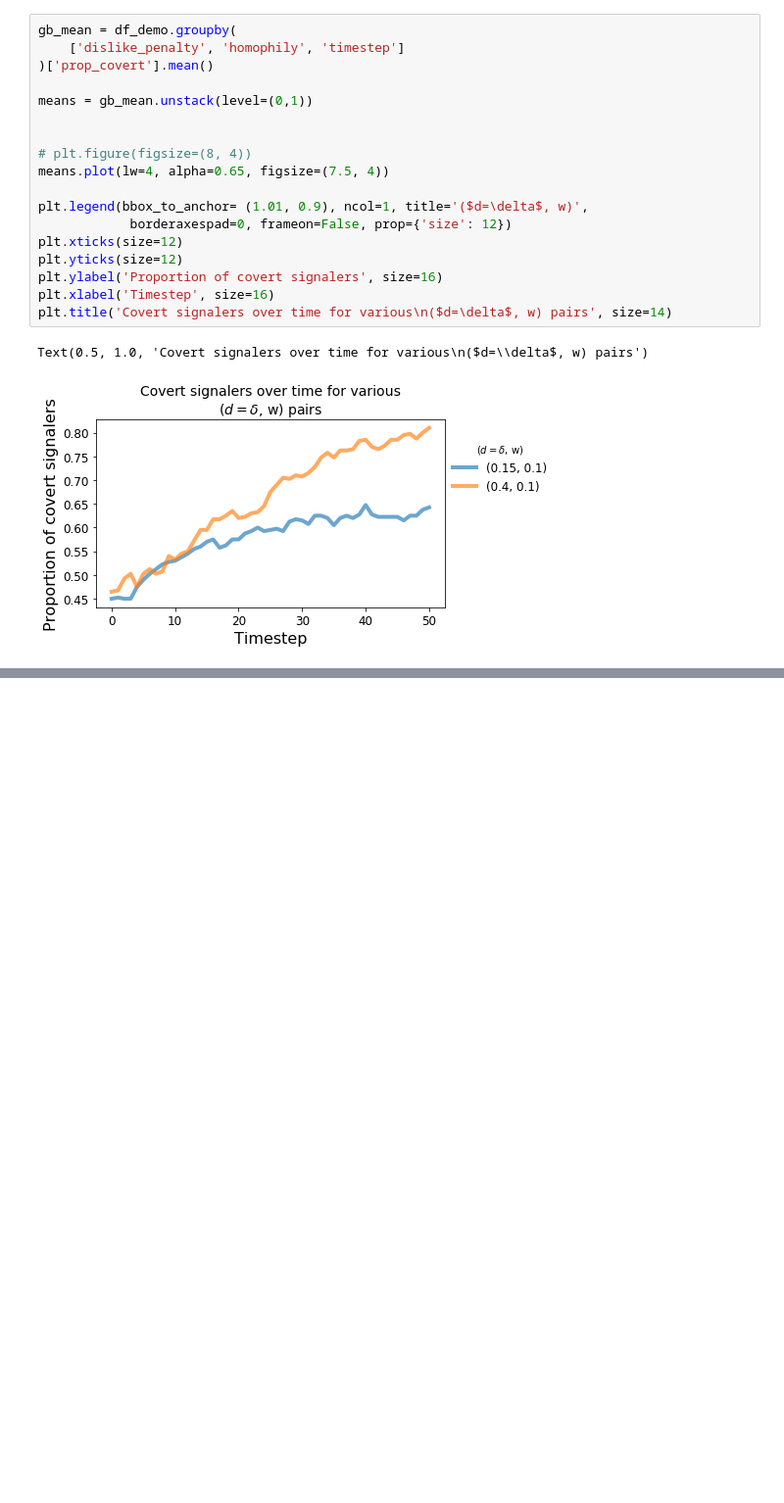
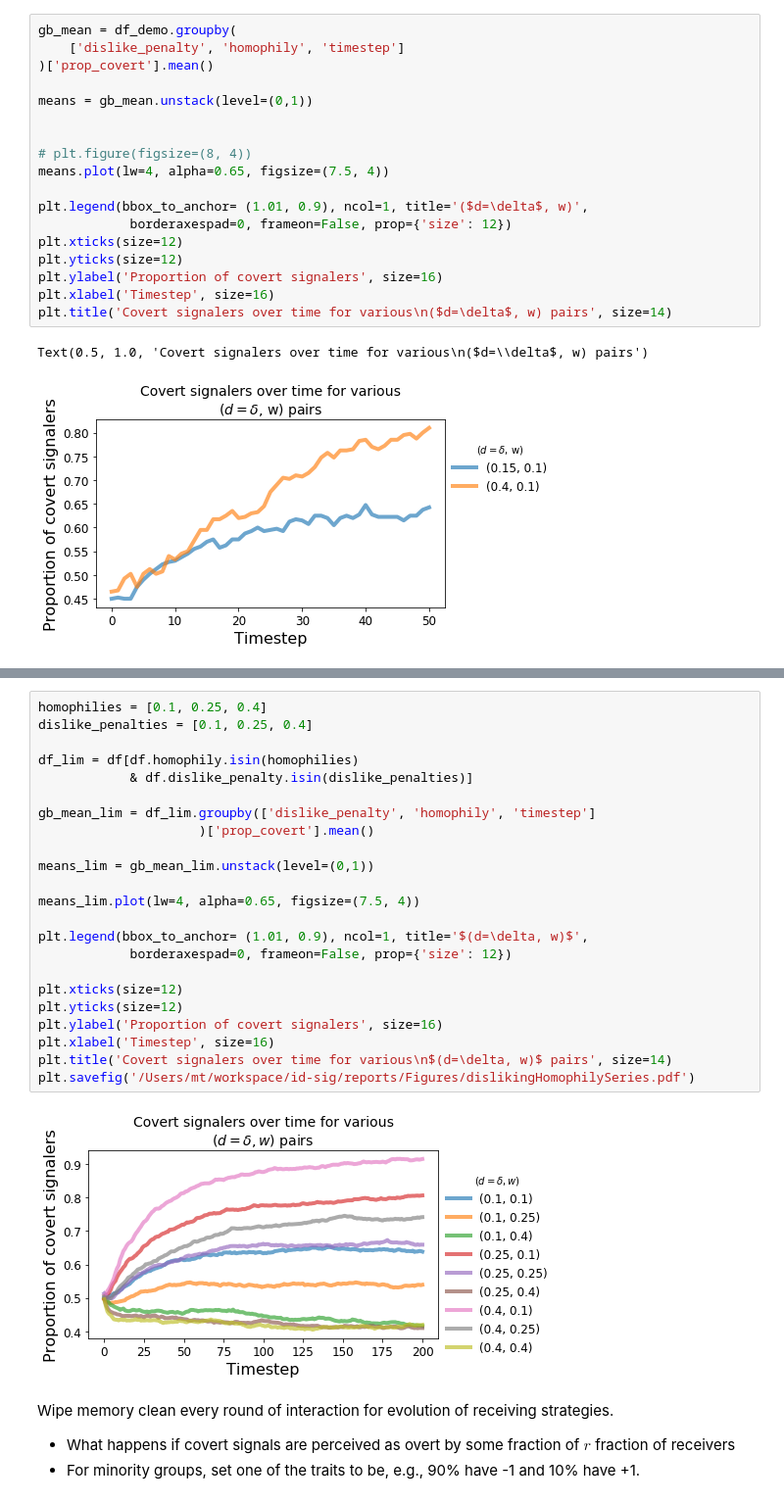
Before and after one commit to mt-digital/identity-signaling, a Jupyter notebook: confirmatory experiments.ipynb, the cells around one changed output, grey strips where cells are left out. Shown: that part at 98% size. Cells and saved outputs as stored; diff of their text form; blank space fills up the shorter version.

```diff
--- a/confirmatory experiments.ipynb
+++ b/confirmatory experiments.ipynb
@@ -186,0 +247,30 @@ Text(0.5, 1.0, 'Covert signalers over time for various\n($d=\\delta$, w) pairs')
+# %%
+homophilies = [0.1, 0.25, 0.4]
+dislike_penalties = [0.1, 0.25, 0.4]
+
+df_lim = df[df.homophily.isin(homophilies)
+            & df.dislike_penalty.isin(dislike_penalties)]
+
+gb_mean_lim = df_lim.groupby(['dislike_penalty', 'homophily', 'timestep']
+                     )['prop_covert'].mean()
+
+means_lim = gb_mean_lim.unstack(level=(0,1))
+
+means_lim.plot(lw=4, alpha=0.65, figsize=(7.5, 4))
+
+plt.legend(bbox_to_anchor= (1.01, 0.9), ncol=1, title='$(d=\delta, w)$',
+            borderaxespad=0, frameon=False, prop={'size': 12})
+
+plt.xticks(size=12)
+plt.yticks(size=12)
+plt.ylabel('Proportion of covert signalers', size=16)
+plt.xlabel('Timestep', size=16)
+plt.title('Covert signalers over time for various\n$(d=\delta, w)$ pairs', size=14)
+plt.savefig('/Users/mt/workspace/id-sig/reports/Figures/dislikingHomophilySeries.pdf')
+# %% [output]
+[figure, added]
+# %% [markdown]
+Wipe memory clean every round of interaction for evolution of receiving strategies.
+
+* What happens if covert signals are perceived as overt by some fraction of $r$ fraction of receivers
+* For minority groups, set one of the traits to be, e.g., 90% have -1 and 10% have +1.
```
Also changed, not shown: parts of 5 cells of this notebook, 1 other file.
